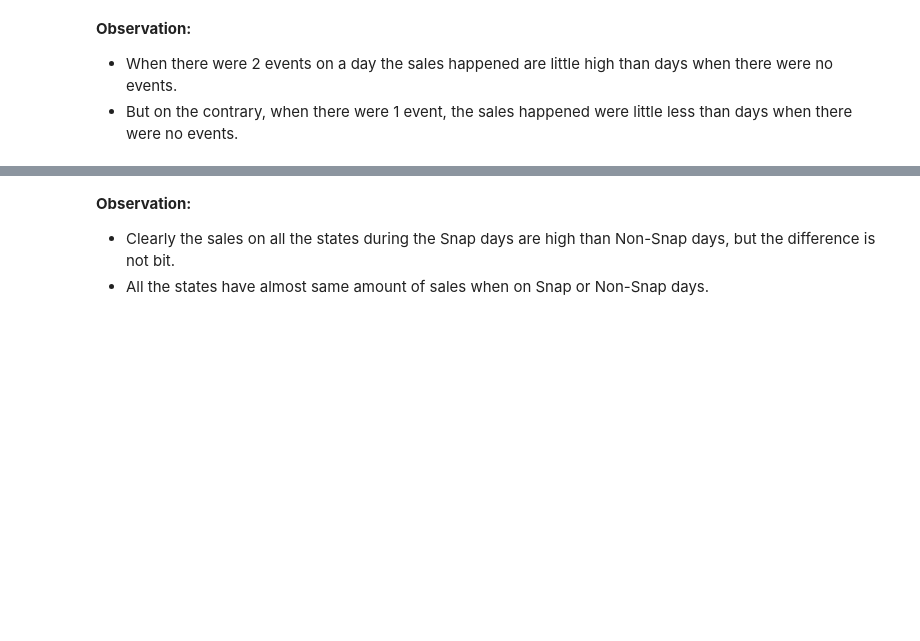
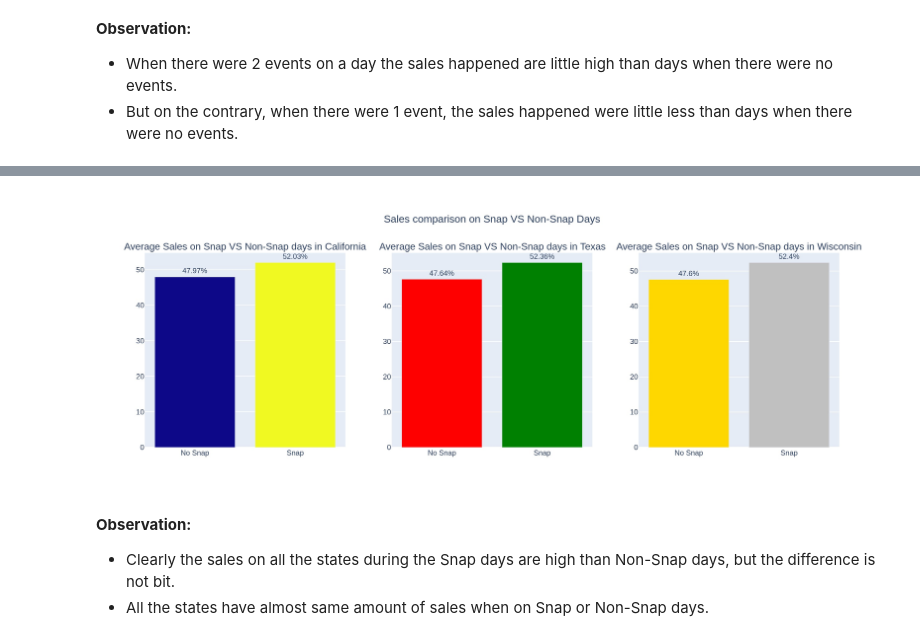
Before and after one commit to vence-andersen/M5-Forecasting-Accuracy, a Jupyter notebook: EDA_M5.ipynb, the cells around one changed output, grey strips where cells are left out. Drawn from its saved outputs; the diff is of its cells as text; code cells hidden in the pictures; blank space fills up the shorter version.

```diff
--- a/EDA_M5.ipynb
+++ b/EDA_M5.ipynb
@@ -72,6 +43,11 @@ import plotly.graph_objects as go
 from plotly.subplots import make_subplots
 import plotly.io as pio
 import plotly
+from IPython.display import Image
+import sys
+pio.renderers.default = 'svg'
+pio.orca.config.use_xvfb = True
+# plotly.io.orca.config.executable = '/usr/local/bin/to/'
 # %% [output]
 pandas.util.testing is deprecated. Use the functions in the public API at pandas.testing instead.
 # %% [markdown]
@@ -428,11 +380,11 @@ and if there 0 "No_Events" on a row, then it means there were 2 events on that d
 g = []
 for i in np.sum(cal == 'No_Event', axis=1):
     if i == 0:
-        g.append(2)
+        g.append('Two')
     elif i == 2:
-        g.append(1)
+        g.append('One')
     else:
-        g.append(0)
+        g.append('Zero')
 
 cal['No_of_events'] = g
 # %%
@@ -456,6 +406,9 @@ fig.show()
 * When there were 2 events on a day the sales happened are little high than days when there were no events.
 * But on the contrary, when there were 1 event, the sales happened were little less than days when there were no events.
 # %%
+# https://plotly.com/python/static-image-export/
+# https://stackoverflow.com/a/28238656
+
 # We are picking only the snap features from the cal csv and d for merging with sales csv
 d = cal[['snap_CA','snap_TX','snap_WI','d']]
 temp = c.merge(d,left_index=True, right_on='d')
@@ -492,6 +445,11 @@ y = [str(np.round(i/temp1.sum()*100, 2))+'%' for i in temp1.values]
 fig.add_trace(go.Bar(x=temp1.index, y=y, text=y, name = "", marker=dict(color=['gold','silver'])),1,3)
 
 fig.update_traces(hovertemplate='Total Sales: %{y}',textposition='outside')
-fig.update_layout(showlegend=False, title_text="Sales comparison on Snap VS Non-Snap Days", title_x=0.5)
-fig.show()
+fig.update_layout(showlegend=False, title_text="Sales comparison on Snap VS Non-Snap Days", title_x=0.5, width =1300)
+if pio.renderers.default == 'colab':
+    fig.show()
+else:
+    img_bytes = fig.to_image(format="jpeg", width=1300, height=500, scale=2)
+    img = Image(img_bytes)
+    display(img)
 # %% [output]
@@ -499,3 +456,4 @@ fig.show()
+[figure, added]
 # %% [markdown]
  **Observation:**
 * Clearly the sales on all the states during the Snap days are high than Non-Snap days, but the difference is not bit.
```
Also changed, not shown: parts of 24 cells of this notebook.
